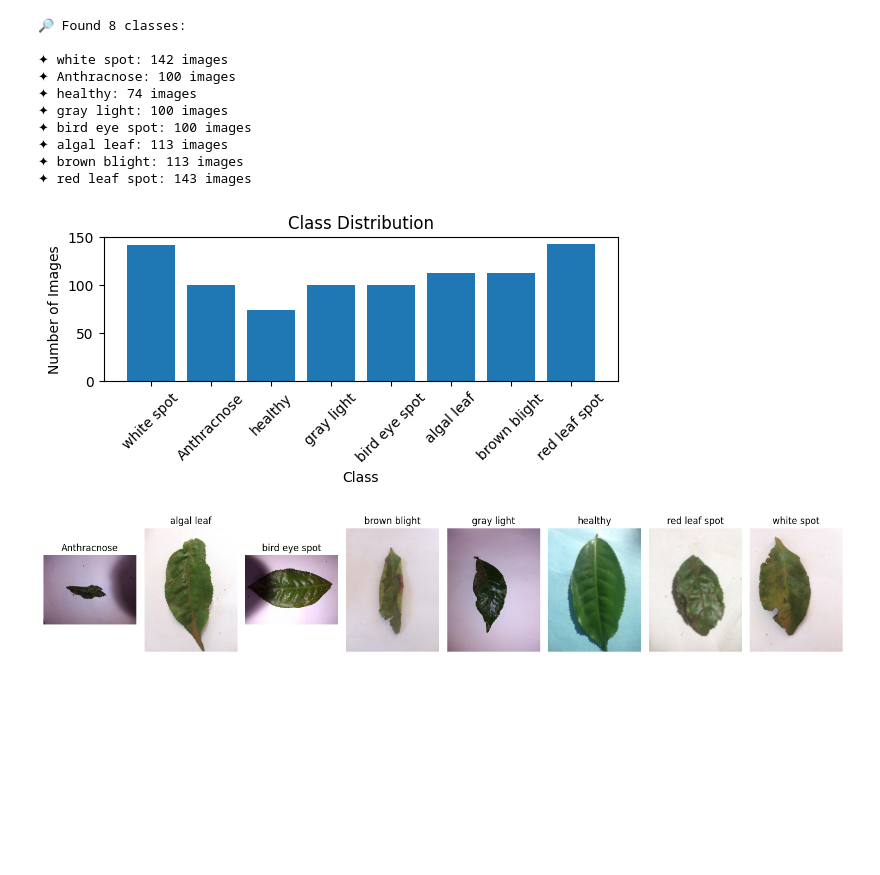
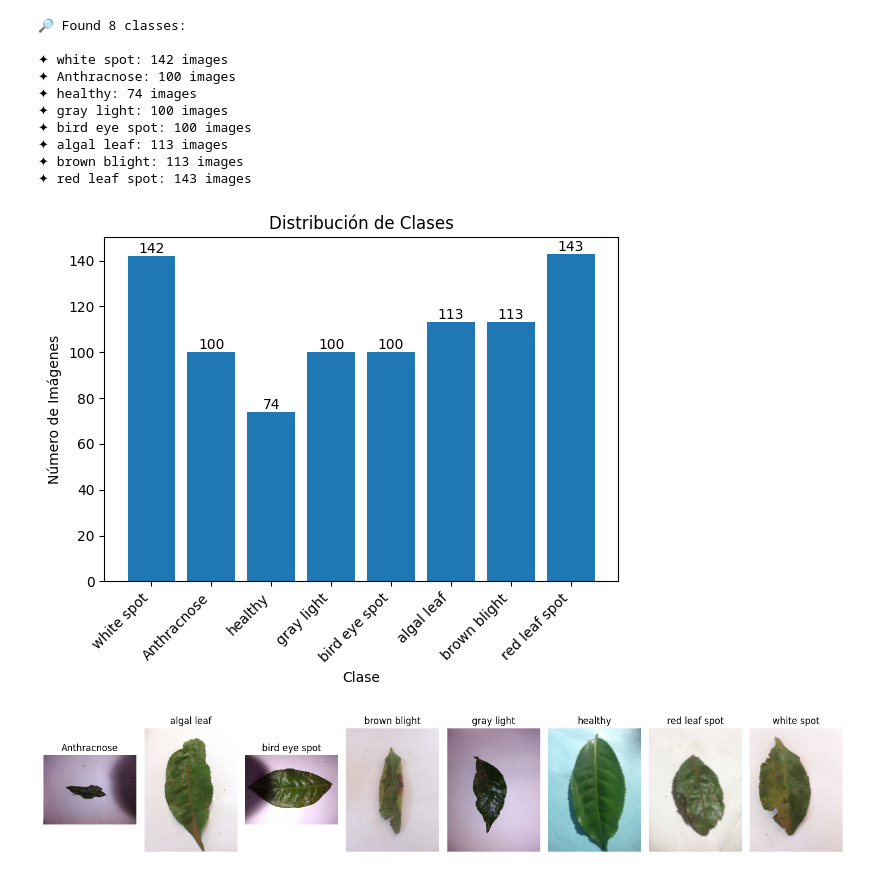
Before and after one commit to azulrosales/tea-disease-classification, a Jupyter notebook: main.ipynb, the cells around one changed output. Cells and saved outputs as stored; diff of their text form; code cells hidden in the pictures; blank space fills up the shorter version.

Commit message:
Modified class dist graph

```diff
--- a/main.ipynb
+++ b/main.ipynb
@@ -44,18 +46,24 @@ for class_name, count in class_distribution.items():
 ✦ brown blight: 113 images
 ✦ red leaf spot: 143 images
 # %%
-plt.figure(figsize=(6, 3))
+plt.figure(figsize=(6, 5))
 classes = list(class_distribution.keys())
 counts = list(class_distribution.values())
-plt.bar(classes, counts)
-plt.xlabel("Class")
-plt.ylabel("Number of Images")
-plt.title("Class Distribution")
-plt.xticks(rotation=45)
+
+bars = plt.bar(classes, counts)
+plt.xlabel("Clase")
+plt.ylabel("Número de Imágenes")
+plt.title("Distribución de Clases")
+plt.xticks(rotation=45, ha='right')
+
+for bar in bars:
+    yval = bar.get_height()
+    plt.text(bar.get_x() + bar.get_width()/2.0, yval, f'{yval}', va='bottom', ha='center')
+
 plt.tight_layout()
 plt.show()
 # %% [output]
-[figure, old version]
+[figure, new version]
 # %%
 # Displaying one image from each class
 class_dirs = sorted([d for d in path.iterdir() if d.is_dir()])
```
Also changed, not shown: parts of 1 cell of this notebook, 17 other files.
